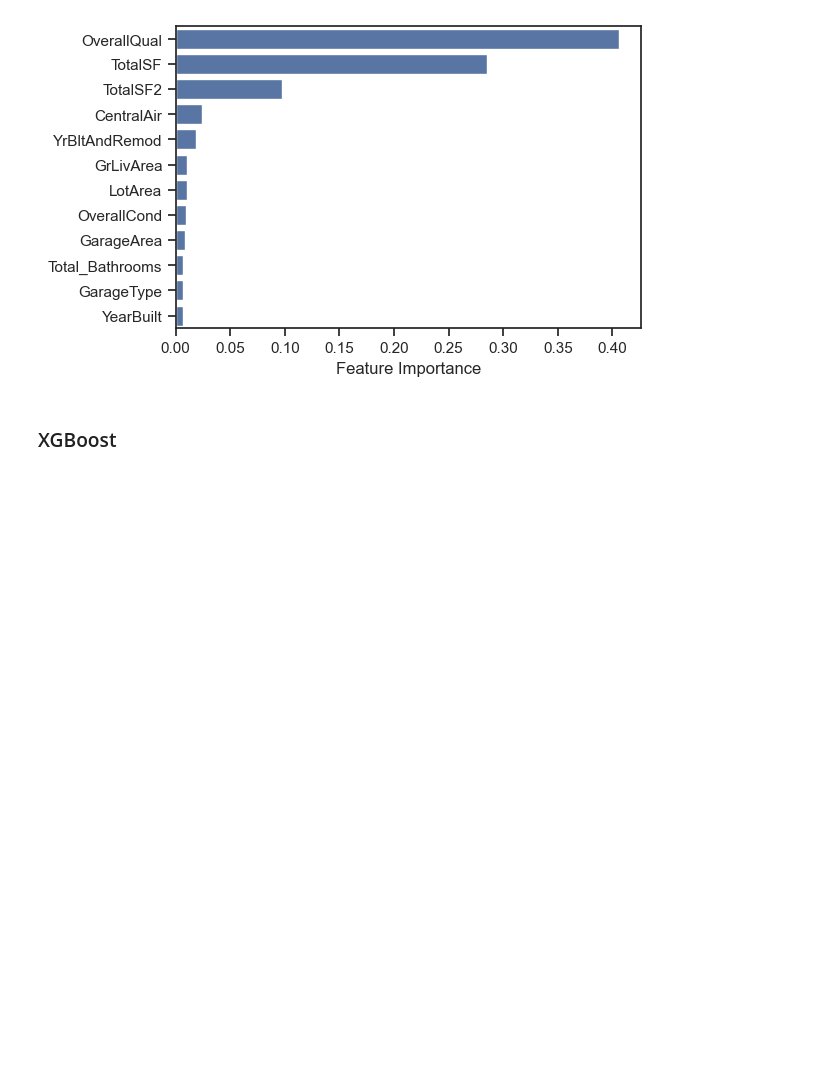
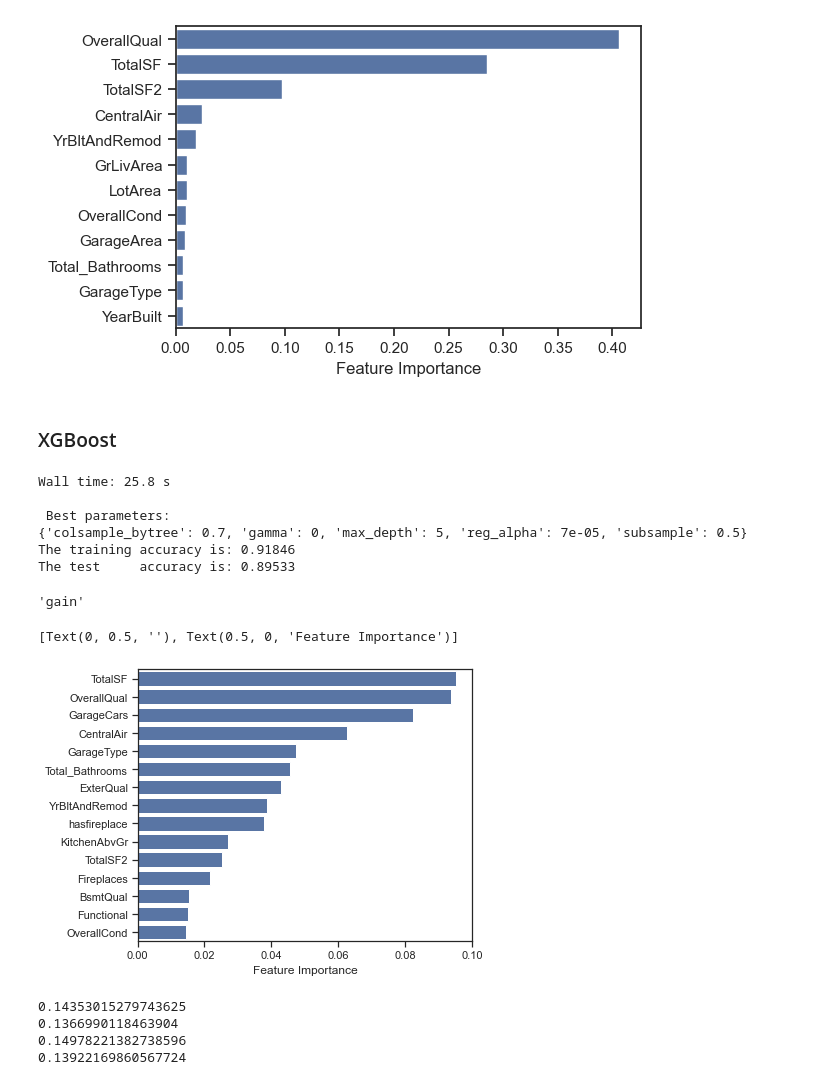
Before and after one commit to DanEllen/House-Prices-Advanced-Regression-Techniques, a Jupyter notebook: Machine_Learning_Code.ipynb, the cells around one changed output. Cells and saved outputs as stored; diff of their text form; code cells hidden in the pictures; blank space fills up the shorter version.

```diff
--- a/Machine_Learning_Code.ipynb
+++ b/Machine_Learning_Code.ipynb
@@ -716,28 +723,53 @@ ax.set(ylabel="",
 # %%
 from xgboost import XGBRegressor
 from datetime import datetime
-from sklearn.model_selection import RandomizedSearchCV
+from sklearn.model_selection import GridSearchCV
 from sklearn.model_selection import cross_val_score
 
 params = {
-        'min_child_weight': [0, 1, 5],
-        'gamma': [0, 0.5, 1, 1.5, 2],
-        'subsample': [0.5, 0.7, 1.0],
-        'colsample_bytree': [0.5, 0.7, 1.0],
-        'max_depth': [2, 3, 4]
+        'reg_alpha': [0.00007],
+        'gamma': [0],
+        'subsample': [0.5],
+        'colsample_bytree': [0.7],
+        'max_depth': [5]
         }
 
-xgb = XGBRegressor(learning_rate=0.01,n_estimators=3460, objective='reg:linear', nthread=-1,
-                       scale_pos_weight=1, seed=27, reg_alpha=0.00006)
+xgb = XGBRegressor(learning_rate=0.01,n_estimators=3500, eval_metric='rmse',
+                       scale_pos_weight=1, seed=21, min_child_weight = 1)
 
-param_comb = 10
+grid_search_xgb = GridSearchCV(xgb, param_grid=params, n_jobs=7, cv=5)
 
-random_search = RandomizedSearchCV(xgb, param_distributions=params, n_iter=param_comb, n_jobs=-1, cv=10, random_state=11 )
+%time grid_search_xgb.fit(X_le_train, y_le_train)
 
-%time random_search.fit(X_le_train, y_le_train, eval_set=[(X_le_test, y_le_test)])
+print('\n Best parameters:')
+print(random_search.best_params_)
 
-print('\n Best estimator:')
-print(random_search.best_estimator_)
-
-scores = cross_val_score(random_search, X_le_train, y_le_train, scoring='r2', cv=5, n_jobs=-1)
-print(scores)
+print("The training accuracy is: %.5f" % (grid_search_xgb.best_score_))
+print("The test     accuracy is: %.5f" % (grid_search_xgb.best_estimator_.score(X_le_test, y_le_test)))
+# %% [output]
+Wall time: 25.8 s
+
+ Best parameters:
+{'colsample_bytree': 0.7, 'gamma': 0, 'max_depth': 5, 'reg_alpha': 7e-05, 'subsample': 0.5}
+The training accuracy is: 0.91846
+The test     accuracy is: 0.89533
+# %%
+xgb = XGBRegressor(learning_rate=0.01,n_estimators=3500, eval_metric='rmse',
+                   scale_pos_weight=1, seed=21, min_child_weight = 1,
+                  colsample_bytree = 0.7, gamma = 0, max_depth = 5, reg_alpha = 0.00007, subsample = 0.5)
+
+xgb.fit(X_le_train, y_le_train)
+# %% [output]
+'gain'
+# %%
+feature_importance = pd.concat([pd.DataFrame(X_le_train.columns),
+                          pd.DataFrame(xgb.feature_importances_)], axis = 1)
+feature_importance.columns = ('features', 'coefs')
+feature_importance = feature_importance.sort_values(by='coefs',ascending=False)
+f, ax = plt.subplots(figsize=(6, 5))
+sns.barplot(x="coefs", y="features", data=feature_importance[0:15], color="b")
+ax.set(ylabel="",
+       xlabel="Feature Importance")
+# %% [output]
+[Text(0, 0.5, ''), Text(0.5, 0, 'Feature Importance')]
+[figure, added]
@@ -743,0 +781,10 @@ print(scores)
+# %%
+print(rmse_r.mean())
+print(rmse_l.mean())
+print(rmse_rf.mean())
+print(rmse_xgb.mean())
+# %% [output]
+0.14353015279743625
+0.1366990118463904
+0.14978221382738596
+0.13922169860567724
```
Also changed, not shown: parts of 3 cells of this notebook, 1 other file.
